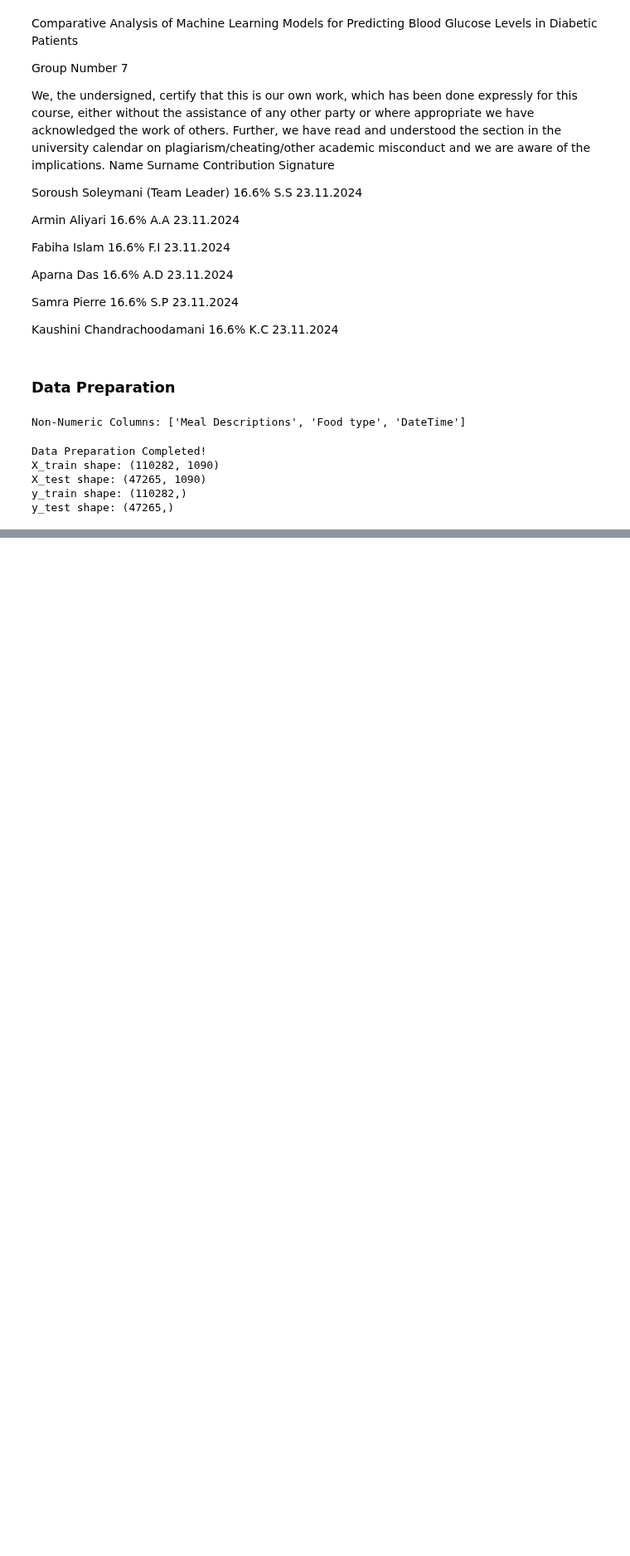
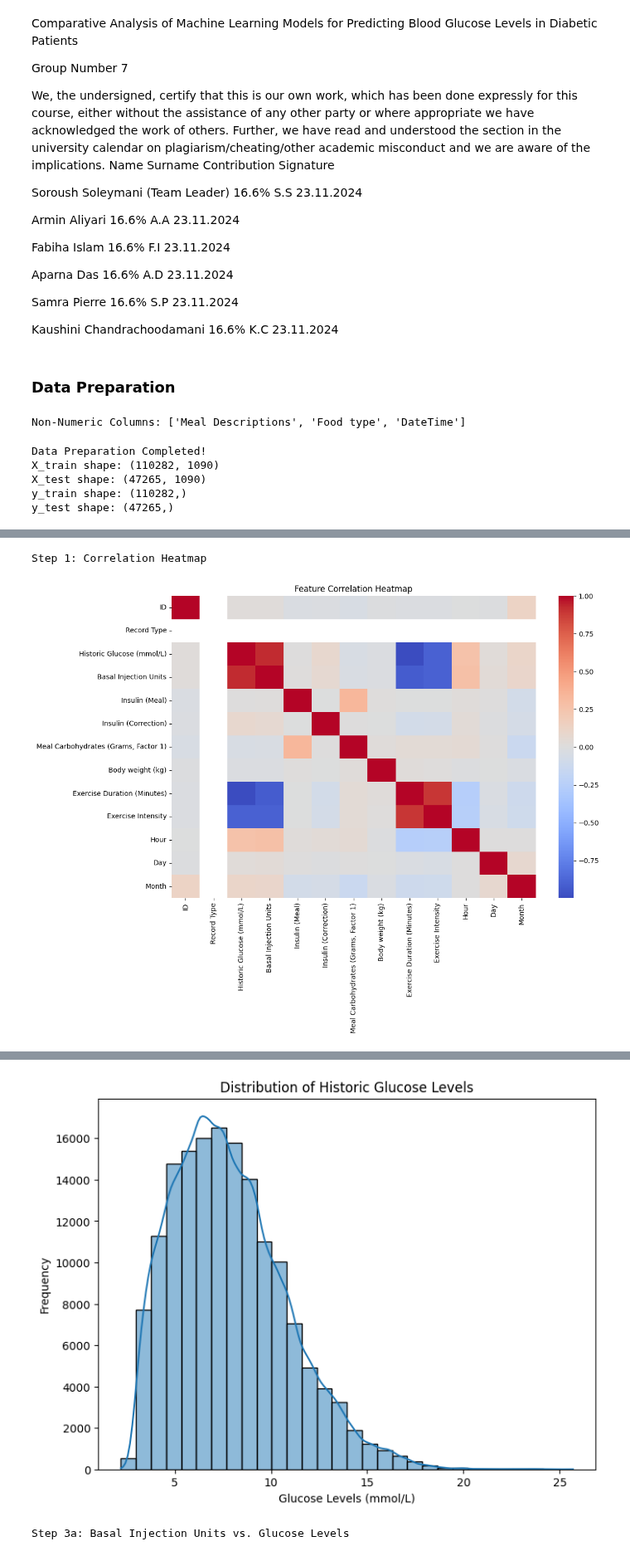
Before and after one commit to SoroushSoleymani/engg680_2024_fall, a Jupyter notebook: ENG680_Project/Comparative_Analysis_of_Machine_Learning_Models.ipynb, the cells around one changed output, grey strips where cells are left out. Shown at 83% size. Drawn from its saved outputs; the diff is of its cells as text; code cells hidden in the pictures; blank space fills up the shorter version.

Commit message:
Samra Pierre completed Exploratory Data Analysis and Feature Engineering

```diff
--- a/ENG680_Project/Comparative_Analysis_of_Machine_Learning_Models.ipynb
+++ b/ENG680_Project/Comparative_Analysis_of_Machine_Learning_Models.ipynb
@@ -69,0 +72,67 @@ y_test shape: (47265,)
+# %%
+# Import necessary libraries
+import pandas as pd
+import seaborn as sns
+import matplotlib.pyplot as plt
+
+# Step 1: Correlation Heatmap
+print("\nStep 1: Correlation Heatmap")
+# Filter numeric columns
+numeric_data = data.select_dtypes(include=['float64', 'int64', 'uint64'])
+
+# Plot the heatmap
+plt.figure(figsize=(12, 8))
+sns.heatmap(numeric_data.corr(), annot=False, cmap='coolwarm', fmt='.2f', cbar=True)
+plt.title("Feature Correlation Heatmap")
+plt.show()
+
+# Display the top correlated features with the target
+correlated_features = numeric_data.corr()['Historic Glucose (mmol/L)'].sort_values(ascending=False)
+print("Top Features Correlated with Target:")
+print(correlated_features.head(10))
+
+# Step 2: Distribution of Target Variable
+print("\nStep 2: Distribution of Target Variable")
+plt.figure(figsize=(8, 6))
+sns.histplot(data['Historic Glucose (mmol/L)'], kde=True, bins=30)
+plt.title("Distribution of Historic Glucose Levels")
+plt.xlabel("Glucose Levels (mmol/L)")
+plt.ylabel("Frequency")
+plt.show()
+
+# Step 3: Relationships Between Key Features and Target
+
+# Basal Injection Units vs. Glucose Levels
+print("\nStep 3a: Basal Injection Units vs. Glucose Levels")
+plt.figure(figsize=(8, 6))
+sns.scatterplot(x=data['Basal Injection Units'], y=data['Historic Glucose (mmol/L)'], alpha=0.6)
+plt.title("Basal Injection Units vs. Glucose Levels")
+plt.xlabel("Basal Injection Units")
+plt.ylabel("Glucose Levels (mmol/L)")
+plt.show()
+
+# Exercise Duration vs. Glucose Levels
+print("\nStep 3b: Exercise Duration vs. Glucose Levels")
+plt.figure(figsize=(8, 6))
+sns.scatterplot(x=data['Exercise Duration (Minutes)'], y=data['Historic Glucose (mmol/L)'], alpha=0.6)
+plt.title("Exercise Duration vs. Glucose Levels")
+plt.xlabel("Exercise Duration (Minutes)")
+plt.ylabel("Glucose Levels (mmol/L)")
+plt.show()
+
+# Exercise Intensity vs. Glucose Levels
+print("\nStep 3c: Exercise Intensity vs. Glucose Levels")
+plt.figure(figsize=(8, 6))
+sns.boxplot(x=data['Exercise Intensity'], y=data['Historic Glucose (mmol/L)'])
+plt.title("Exercise Intensity vs. Glucose Levels")
+plt.xlabel("Exercise Intensity")
+plt.ylabel("Glucose Levels (mmol/L)")
+plt.show()
+
+# Step 4: Summary Statistics
+print("\nStep 4: Summary Statistics")
+summary_statistics = data.describe()
+print(summary_statistics)
+# %% [output]
+Step 1: Correlation Heatmap
+[figure, added]
@@ -69,0 +153,2 @@ y_test shape: (47265,)
+[figure, added]
+Step 3a: Basal Injection Units vs. Glucose Levels
```
Also changed, not shown: parts of 4 cells of this notebook.
